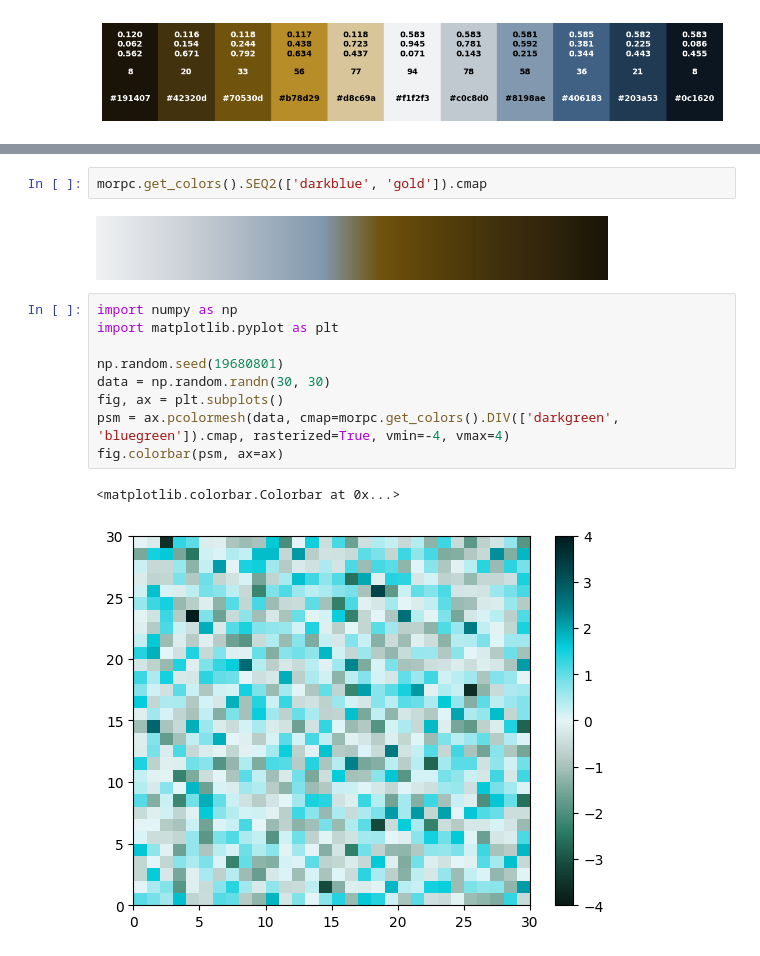
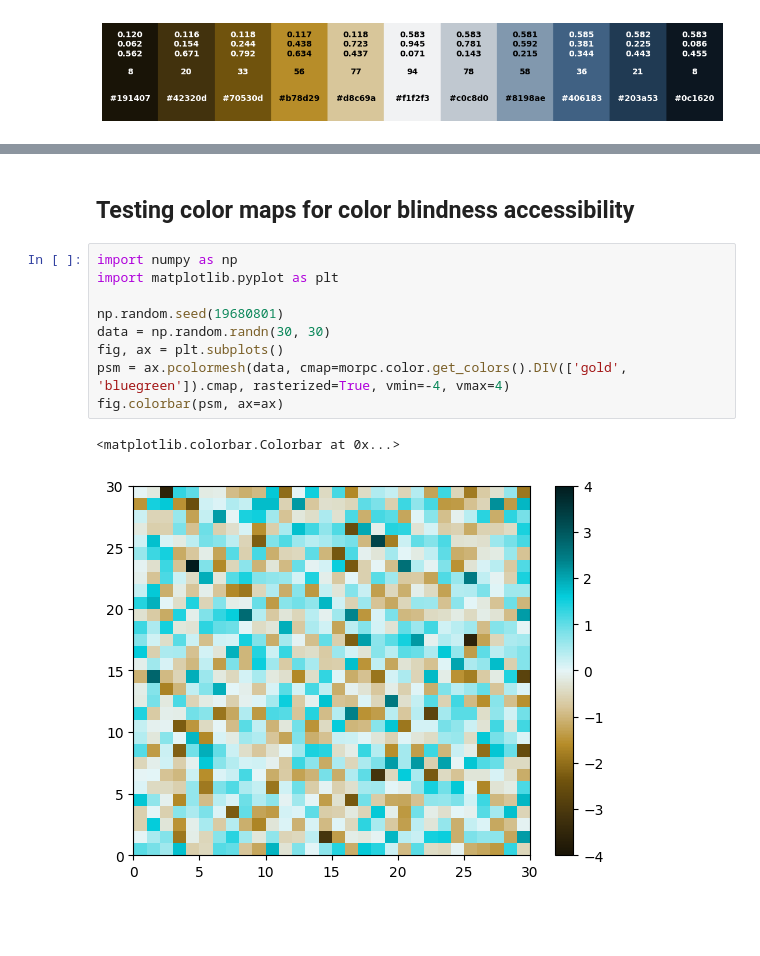
Before and after one commit to morpc/morpc-py, a Jupyter notebook: docs/morpc-color-demo.ipynb, the cells around one changed output, grey strips where cells are left out. Cells and saved outputs as stored; diff of their text form; blank space fills up the shorter version.

Commit message:
Add color demo to docs

```diff
--- a/docs/morpc-color-demo.ipynb
+++ b/docs/morpc-color-demo.ipynb
@@ -66,21 +128,19 @@ morpc.color.plot_from_hex_list(morpc.get_colors().QUAL(20).hex_list)
 # %% [output]
 [figure]
-# %%
-morpc.get_colors().SEQ2(['darkblue', 'gold']).cmap
-# %% [output]
-[figure, removed]
+# %% [markdown]
+## Testing color maps for color blindness accessibility
 # %%
 import numpy as np
 import matplotlib.pyplot as plt
 
 np.random.seed(19680801)
 data = np.random.randn(30, 30)
 fig, ax = plt.subplots()
-psm = ax.pcolormesh(data, cmap=morpc.get_colors().DIV(['darkgreen', 'bluegreen']).cmap, rasterized=True, vmin=-4, vmax=4)
+psm = ax.pcolormesh(data, cmap=morpc.color.get_colors().DIV(['gold', 'bluegreen']).cmap, rasterized=True, vmin=-4, vmax=4)
 fig.colorbar(psm, ax=ax)
 # %% [output]
 <matplotlib.colorbar.Colorbar at 0x...>
-[figure, old version]
+[figure, new version]
 # %%
 from daltonize import daltonize
 daltonize.simulate_mpl(fig, color_deficit='p')
```
Also changed, not shown: parts of 35 cells of this notebook, 4 other files.
